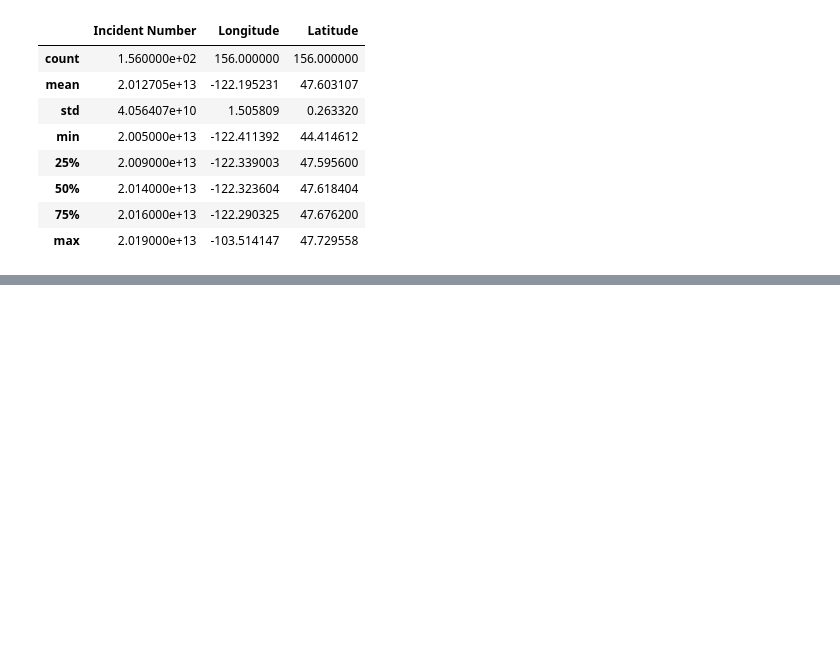
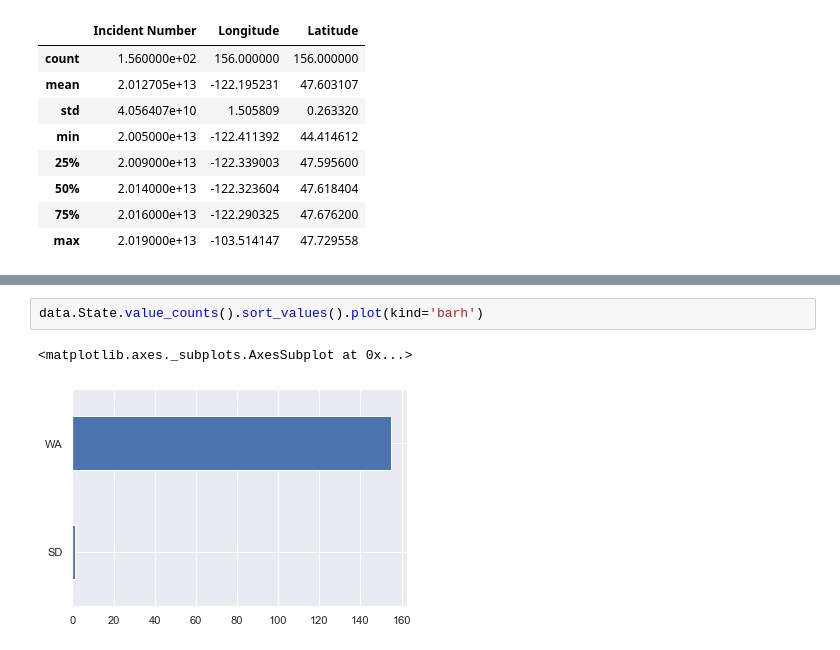
Before and after one commit to michelle14lee/Microsoft-X-PiE-Text-Analytics-Datathon-2020, a Jupyter notebook: EDA.ipynb, the cells around one changed output, grey strips where cells are left out. Drawn from its saved outputs; the diff is of its cells as text; blank space fills up the shorter version.

```diff
--- a/EDA.ipynb
+++ b/EDA.ipynb
@@ -181,0 +170,5 @@ Name: Summary, dtype: object
+# %%
+data.State.value_counts().sort_values().plot(kind='barh')
+# %% [output]
+<matplotlib.axes._subplots.AxesSubplot at 0x...>
+[figure, added]
```
Also changed, not shown: parts of 30 cells of this notebook.
